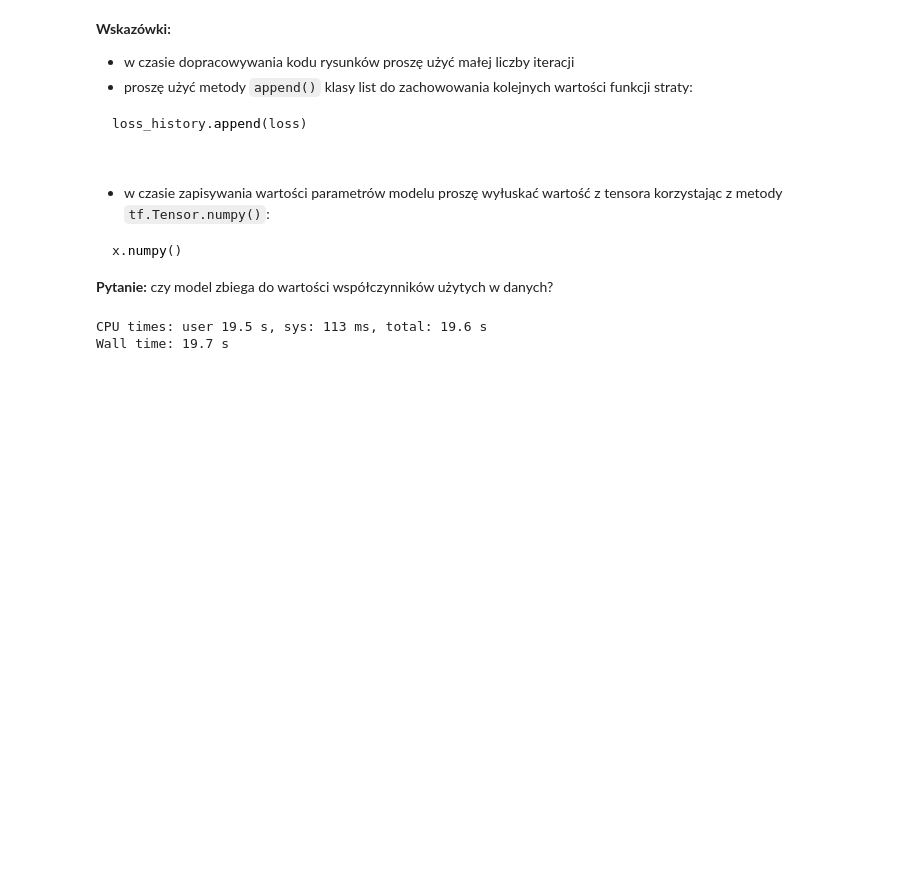
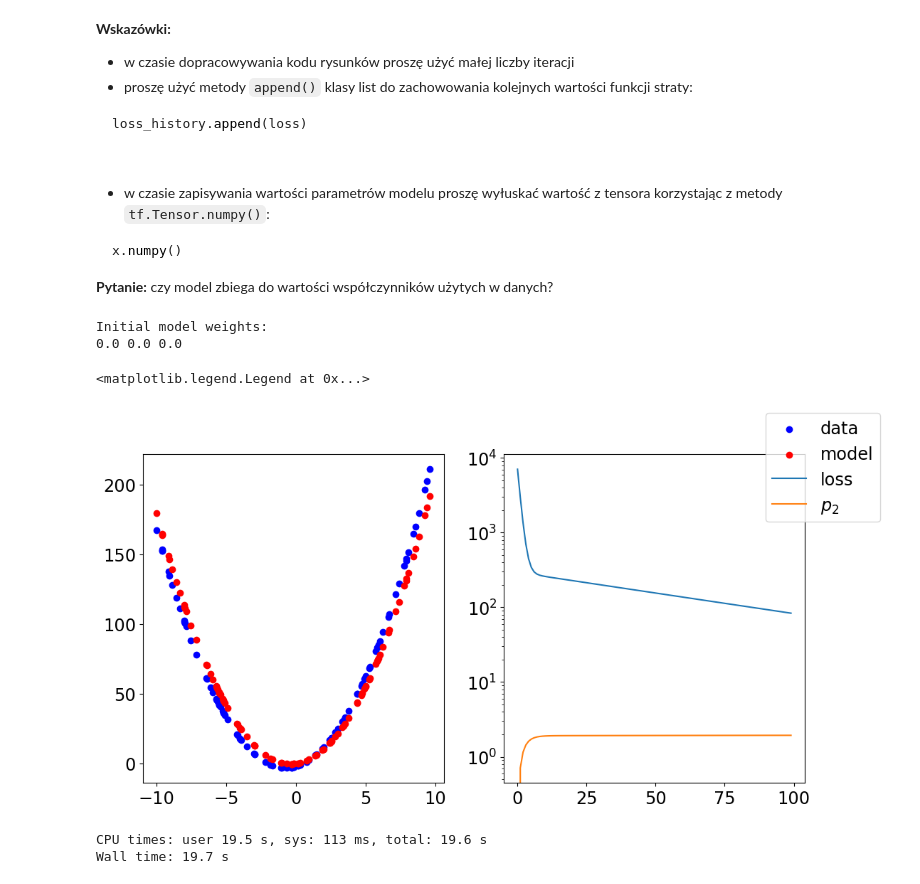
Before and after one commit to bkasza/MLII, a Jupyter notebook: 05.03/02_Podstawowe_pojecia.ipynb, the cells around one changed output. Cells and saved outputs as stored; diff of their text form; code cells hidden in the pictures; blank space fills up the shorter version.

````diff
--- a/05.03/02_Podstawowe_pojecia.ipynb
+++ b/05.03/02_Podstawowe_pojecia.ipynb
@@ -652,0 +647,17 @@ GradientTape derivative:  -1.3717532
+# %%
+x = tf.random.uniform((3, 1), 0, 1)
+y = 2*x**2 + 3*x - 2
+
+y_pred = tf.Variable(0.0)
+weights = [tf.Variable(0.0, name="p2"),
+           tf.Variable(0.0, name="p1"),
+           tf.Variable(0.0, name="p0")]
+
+yPrim = np.mean(-2*(y-y_pred)*x**2) # najpierw wewnetrzna, potem po parametrze
+print(yPrim)
+with tf.GradientTape() as tape:
+        y_pred = tf.math.polyval(coeffs=weights, x=x)
+        loss = tf.keras.losses.MeanSquaredError()(y_true = y, y_pred = y_pred) #L2
+        gradient = tape.gradient(loss, weights)
+print(gradient[0].numpy()) #od zera bo rozniczkowalismy po p2
+pass
@@ -675,6 +689,57 @@ loss_history.append(loss)
 x.numpy()
 ```
 **Pytanie:** czy model zbiega do wartości współczynników użytych w danych?
+# %%
+x = tf.random.uniform((100, 1), -10, 10)
+y = 2*x**2 + 3*x - 2
+
+#model parameters - weights
+weights = [tf.Variable(0.0, name="p2"),
+           tf.Variable(0.0, name="p1"),
+           tf.Variable(0.0, name="p0")]
+#istotna kolejnosc wag
+print(colored("Initial model weights:","blue"))
+[print(w.numpy(),end=" ") for w in weights]
+print("")
+
+#historia strat
+loss_history = []
+p_history = []
+
+#number of iterations - updates of the model parameters
+nIterations = 100
+
+#learning rate
+lr = 0.0001 #dziwne ze nie dziala dla 1e-3 jak dla prowadzacego
+
+# the training loop
+for iter in range(0,nIterations):
+    #gradient tape preparation
+    with tf.GradientTape() as tape:
+            y_pred = tf.math.polyval(coeffs=weights, x=x)
+            loss = tf.keras.losses.MeanSquaredError()(y_true = y, y_pred = y_pred) #L2
+        #     loss = tf.keras.losses.MeanAbsolutePercentageError()(y_true = y, y_pred = y_pred)
+
+            p_history.append(weights[0].numpy())
+            gradient = tape.gradient(loss, weights)
+    #parameters update
+    loss_history.append(loss)
+    for w,g in zip(weights, gradient):
+        w.assign_sub(lr*g) # w -= rownowaznie
+y_pred = tf.math.polyval(coeffs = weights, x = x)
+fig, axes = plt.subplots(1, 2, figsize = (12,6))
+
+axes[0].scatter(x, y, marker = "o", color = 'blue', label = 'data')
+axes[0].scatter(x, y_pred, marker = "o", color = 'red', label = "model")
+axes[1].plot(loss_history, label = "loss")
+axes[1].plot(p_history, label = "$p_2$")
+axes[1].set_yscale("log")
+fig.legend()
+# %% [output]
+Initial model weights:
+0.0 0.0 0.0
+<matplotlib.legend.Legend at 0x...>
+[figure, added]
 # %%
 %%time
 ...rozwiązanie...
````
Also changed, not shown: parts of 7 cells of this notebook, 1 other file.
